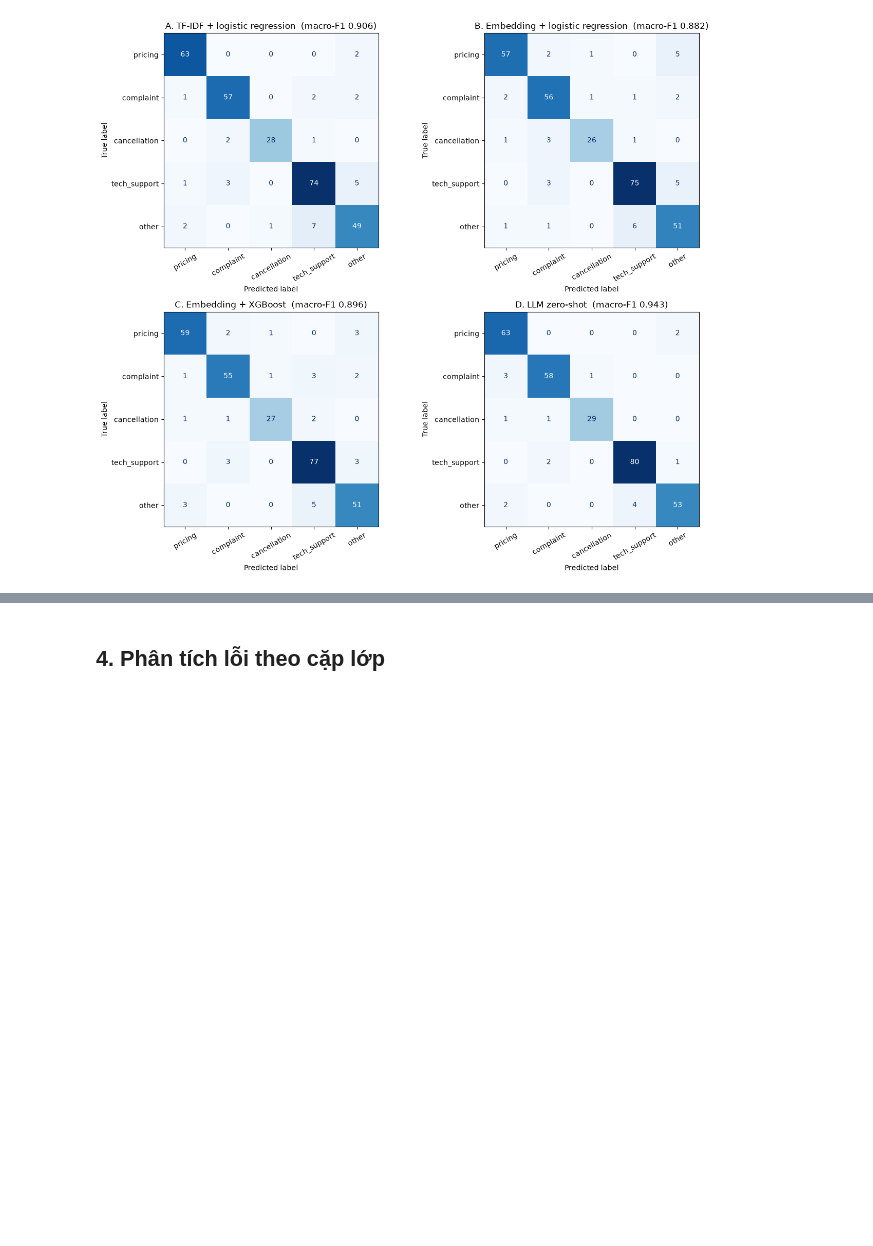
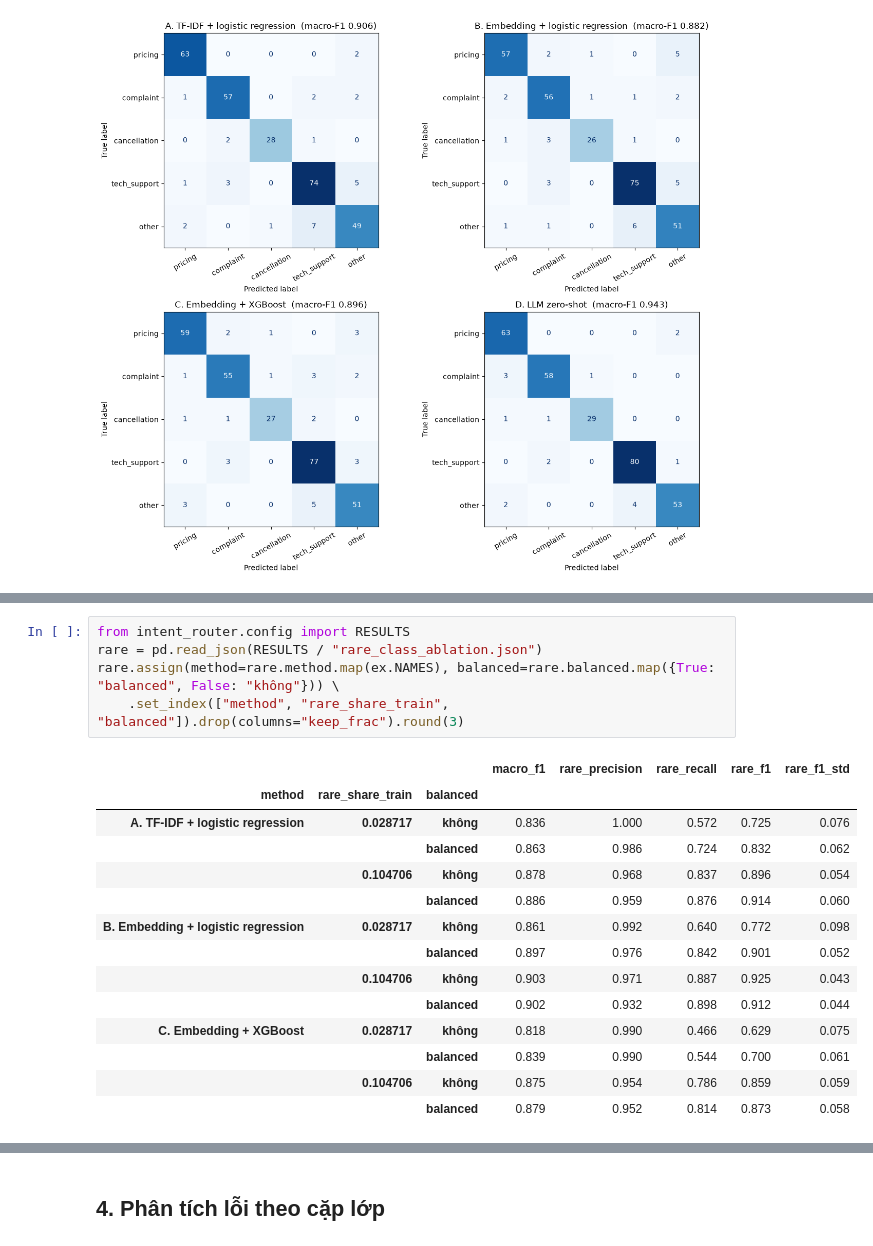
Before and after one commit to dangphamv/intent-router-ml-vs-llm, a Jupyter notebook: notebooks/intent_router.ipynb, the cells around one changed output, grey strips where cells are left out. Drawn from its saved outputs; the diff is of its cells as text; blank space fills up the shorter version.

```diff
--- a/notebooks/intent_router.ipynb
+++ b/notebooks/intent_router.ipynb
@@ -168,0 +177,20 @@ pd.DataFrame({ex.NAMES[k]: {l: classification_report(te.label, preds[k], labels=
+# %%
+from intent_router.config import RESULTS
+rare = pd.read_json(RESULTS / "rare_class_ablation.json")
+rare.assign(method=rare.method.map(ex.NAMES), balanced=rare.balanced.map({True: "balanced", False: "không"})) \
+    .set_index(["method", "rare_share_train", "balanced"]).drop(columns="keep_frac").round(3)
+# %% [output]
+|  |  |  | macro_f1 | rare_precision | rare_recall | rare_f1 | rare_f1_std |
+| method | rare_share_train | balanced |  |  |  |  |  |
+| A. TF-IDF + logistic regression | 0.028717 | không | 0.836 | 1.000 | 0.572 | 0.725 | 0.076 |
+|  |  | balanced | 0.863 | 0.986 | 0.724 | 0.832 | 0.062 |
+|  | 0.104706 | không | 0.878 | 0.968 | 0.837 | 0.896 | 0.054 |
+|  |  | balanced | 0.886 | 0.959 | 0.876 | 0.914 | 0.060 |
+| B. Embedding + logistic regression | 0.028717 | không | 0.861 | 0.992 | 0.640 | 0.772 | 0.098 |
+|  |  | balanced | 0.897 | 0.976 | 0.842 | 0.901 | 0.052 |
+|  | 0.104706 | không | 0.903 | 0.971 | 0.887 | 0.925 | 0.043 |
+|  |  | balanced | 0.902 | 0.932 | 0.898 | 0.912 | 0.044 |
+| C. Embedding + XGBoost | 0.028717 | không | 0.818 | 0.990 | 0.466 | 0.629 | 0.075 |
+|  |  | balanced | 0.839 | 0.990 | 0.544 | 0.700 | 0.061 |
+|  | 0.104706 | không | 0.875 | 0.954 | 0.786 | 0.859 | 0.059 |
+|  |  | balanced | 0.879 | 0.952 | 0.814 | 0.873 | 0.058 |
```
Also changed, not shown: parts of 5 cells of this notebook, 9 other files.
